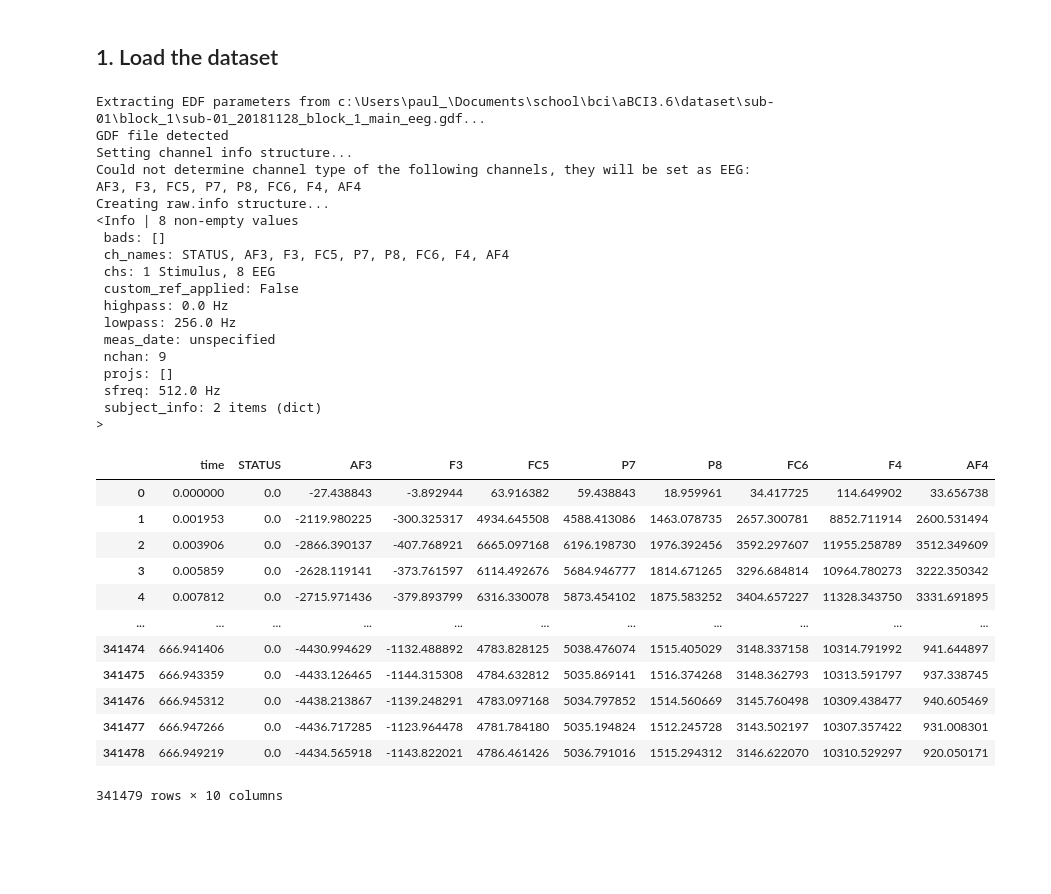
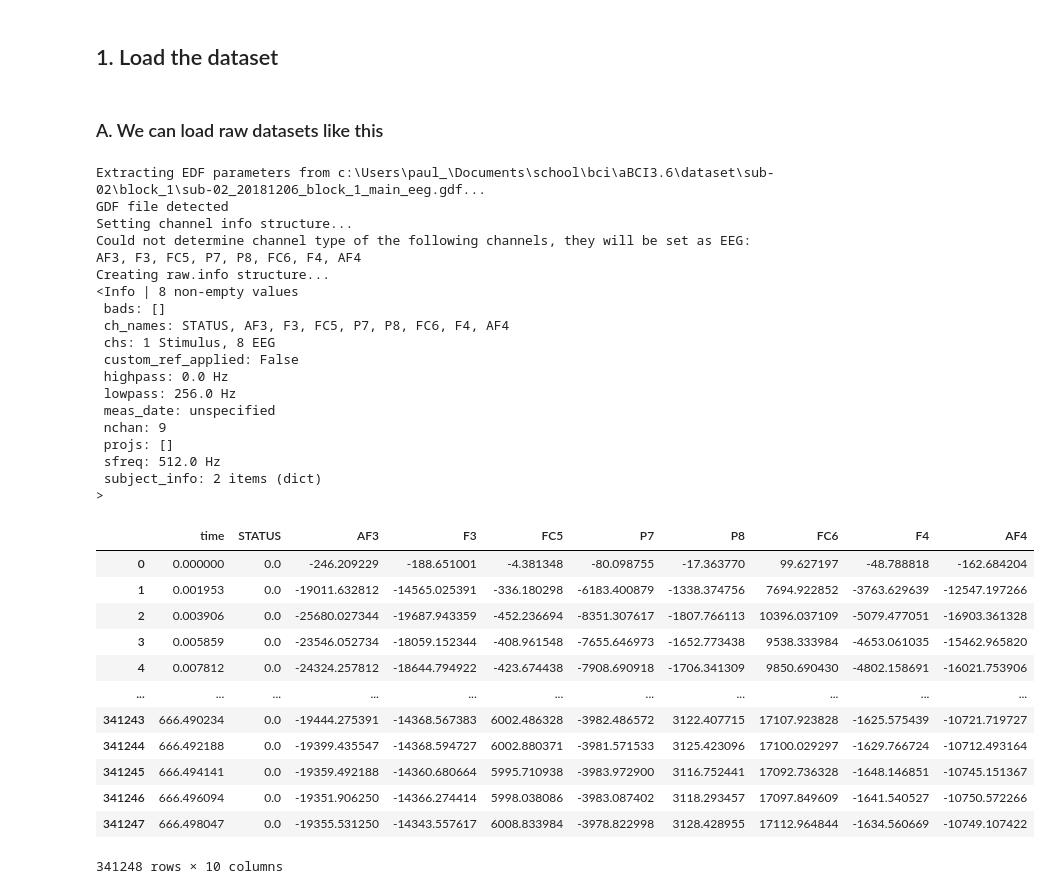
Before and after one commit to PaulusBoskabouter/aBCI3.6, a Jupyter notebook: CVEP_addition.ipynb, the cells around one changed output. Drawn from its saved outputs; the diff is of its cells as text; code cells hidden in the pictures; blank space fills up the shorter version.

Commit message:
For real the full example of the data we have

```diff
--- a/CVEP_addition.ipynb
+++ b/CVEP_addition.ipynb
@@ -15,49 +15,56 @@ import h5py
 import mne
 # %% [markdown]
 ## 1. Load the dataset
+# %% [markdown]
+### A. We can load raw datasets like this
 # %%
-dataset_folder = Path("dataset") / "sub-01" / "block_1"
+dataset_folder = Path("dataset") / "sub-02" / "block_1"
 
 
 
 codes = dataset_folder / "mgold_61_6521.npz"
 dataset = dataset_folder.glob("*.mat")
 
-gdf_file = dataset_folder / "sub-01_20181128_block_1_main_eeg.gdf"
+gdf_file = dataset_folder / "sub-02_20181206_block_1_main_eeg.gdf"
 
 raw=mne.io.read_raw_gdf(gdf_file)
 print(raw.info)
-raw.to_data_frame()
+df = raw.to_data_frame()
+
+df
+
+
+# HUGE TODO: What are the channel names? Why are they lost?
 # %% [output]
-Extracting EDF parameters from c:\Users\paul_\Documents\school\bci\aBCI3.6\dataset\sub-01\block_1\sub-01_20181128_block_1_main_eeg.gdf...
+Extracting EDF parameters from c:\Users\paul_\Documents\school\bci\aBCI3.6\dataset\sub-02\block_1\sub-02_20181206_block_1_main_eeg.gdf...
 GDF file detected
 Setting channel info structure...
 Could not determine channel type of the following channels, they will be set as EEG:
 AF3, F3, FC5, P7, P8, FC6, F4, AF4
 Creating raw.info structure...
 <Info | 8 non-empty values
  bads: []
  ch_names: STATUS, AF3, F3, FC5, P7, P8, FC6, F4, AF4
  chs: 1 Stimulus, 8 EEG
  custom_ref_applied: False
  highpass: 0.0 Hz
  lowpass: 256.0 Hz
  meas_date: unspecified
  nchan: 9
  projs: []
  sfreq: 512.0 Hz
  subject_info: 2 items (dict)
 >
 |  | time | STATUS | AF3 | F3 | FC5 | P7 | P8 | FC6 | F4 | AF4 |
-| 0 | 0.000000 | 0.0 | -27.438843 | -3.892944 | 63.916382 | 59.438843 | 18.959961 | 34.417725 | 114.649902 | 33.656738 |
-| 1 | 0.001953 | 0.0 | -2119.980225 | -300.325317 | 4934.645508 | 4588.413086 | 1463.078735 | 2657.300781 | 8852.711914 | 2600.531494 |
-| 2 | 0.003906 | 0.0 | -2866.390137 | -407.768921 | 6665.097168 | 6196.198730 | 1976.392456 | 3592.297607 | 11955.258789 | 3512.349609 |
-| 3 | 0.005859 | 0.0 | -2628.119141 | -373.761597 | 6114.492676 | 5684.946777 | 1814.671265 | 3296.684814 | 10964.780273 | 3222.350342 |
-| 4 | 0.007812 | 0.0 | -2715.971436 | -379.893799 | 6316.330078 | 5873.454102 | 1875.583252 | 3404.657227 | 11328.343750 | 3331.691895 |
+| 0 | 0.000000 | 0.0 | -246.209229 | -188.651001 | -4.381348 | -80.098755 | -17.363770 | 99.627197 | -48.788818 | -162.684204 |
+| 1 | 0.001953 | 0.0 | -19011.632812 | -14565.025391 | -336.180298 | -6183.400879 | -1338.374756 | 7694.922852 | -3763.629639 | -12547.197266 |
+| 2 | 0.003906 | 0.0 | -25680.027344 | -19687.943359 | -452.236694 | -8351.307617 | -1807.766113 | 10396.037109 | -5079.477051 | -16903.361328 |
+| 3 | 0.005859 | 0.0 | -23546.052734 | -18059.152344 | -408.961548 | -7655.646973 | -1652.773438 | 9538.333984 | -4653.061035 | -15462.965820 |
+| 4 | 0.007812 | 0.0 | -24324.257812 | -18644.794922 | -423.674438 | -7908.690918 | -1706.341309 | 9850.690430 | -4802.158691 | -16021.753906 |
 | ... | ... | ... | ... | ... | ... | ... | ... | ... | ... | ... |
-| 341474 | 666.941406 | 0.0 | -4430.994629 | -1132.488892 | 4783.828125 | 5038.476074 | 1515.405029 | 3148.337158 | 10314.791992 | 941.644897 |
-| 341475 | 666.943359 | 0.0 | -4433.126465 | -1144.315308 | 4784.632812 | 5035.869141 | 1516.374268 | 3148.362793 | 10313.591797 | 937.338745 |
-| 341476 | 666.945312 | 0.0 | -4438.213867 | -1139.248291 | 4783.097168 | 5034.797852 | 1514.560669 | 3145.760498 | 10309.438477 | 940.605469 |
-| 341477 | 666.947266 | 0.0 | -4436.717285 | -1123.964478 | 4781.784180 | 5035.194824 | 1512.245728 | 3143.502197 | 10307.357422 | 931.008301 |
-| 341478 | 666.949219 | 0.0 | -4434.565918 | -1143.822021 | 4786.461426 | 5036.791016 | 1515.294312 | 3146.622070 | 10310.529297 | 920.050171 |
+| 341243 | 666.490234 | 0.0 | -19444.275391 | -14368.567383 | 6002.486328 | -3982.486572 | 3122.407715 | 17107.923828 | -1625.575439 | -10721.719727 |
+| 341244 | 666.492188 | 0.0 | -19399.435547 | -14368.594727 | 6002.880371 | -3981.571533 | 3125.423096 | 17100.029297 | -1629.766724 | -10712.493164 |
+| 341245 | 666.494141 | 0.0 | -19359.492188 | -14360.680664 | 5995.710938 | -3983.972900 | 3116.752441 | 17092.736328 | -1648.146851 | -10745.151367 |
+| 341246 | 666.496094 | 0.0 | -19351.906250 | -14366.274414 | 5998.038086 | -3983.087402 | 3118.293457 | 17097.849609 | -1641.540527 | -10750.572266 |
+| 341247 | 666.498047 | 0.0 | -19355.531250 | -14343.557617 | 6008.833984 | -3978.822998 | 3128.428955 | 17112.964844 | -1634.560669 | -10749.107422 |
-341479 rows × 10 columns
+341248 rows × 10 columns
```
Also changed, not shown: parts of 2 cells of this notebook.
